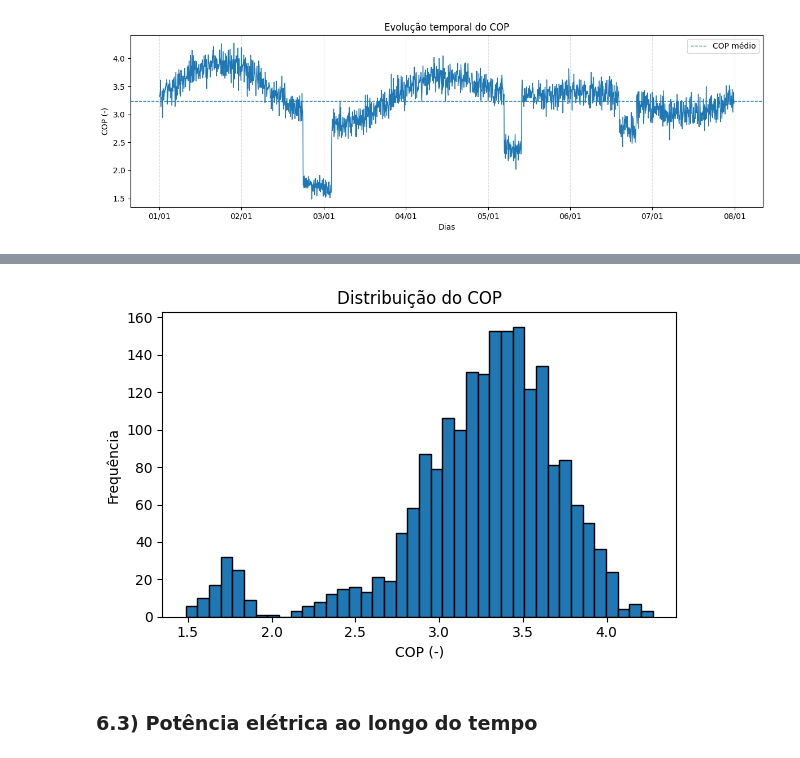
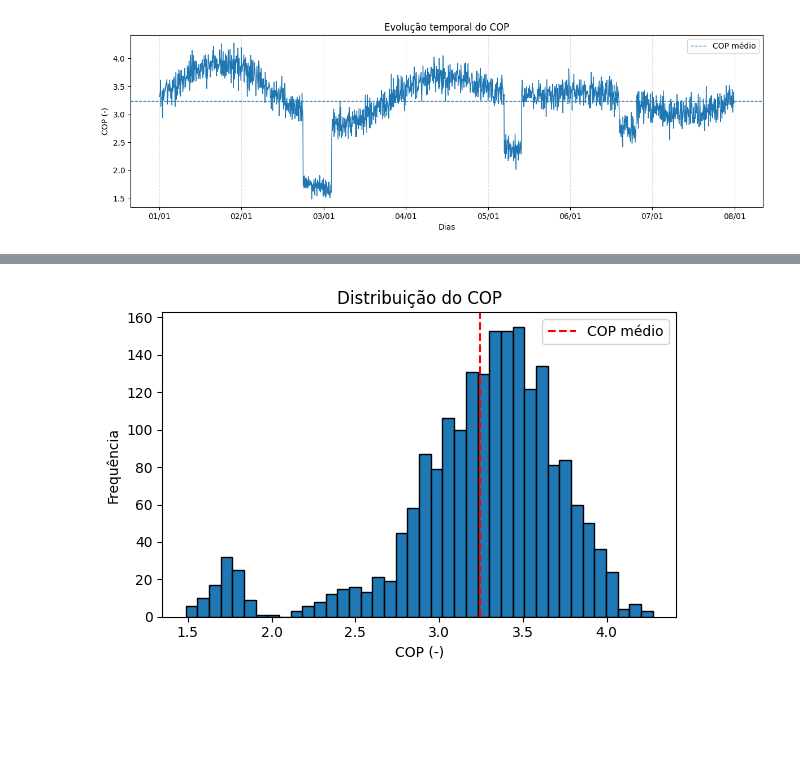
Before and after one commit to Vitor-Mazon/analise-cop-refrigeracao-industrial, a Jupyter notebook: notebooks/Desafio_COP.ipynb, the cells around one changed output, grey strips where cells are left out. Saved outputs shown, nothing was run; the diff lists cells and outputs as text; code cells hidden in the pictures; blank space fills up the shorter version.

```diff
--- a/notebooks/Desafio_COP.ipynb
+++ b/notebooks/Desafio_COP.ipynb
@@ -309,12 +309,18 @@ Esses eventos indicam momentos de degradação temporária da eficiência do sis
 # %%
 plt.figure(figsize=(6,4))
 plt.hist(df_cop["COP"], bins=40, edgecolor='black')
 plt.title("Distribuição do COP")
 plt.xlabel("COP (-)")
 plt.ylabel("Frequência")
 plt.tight_layout()
+plt.axvline(
+    df_cop["COP"].mean(),
+    color="red",
+    linestyle="--",
+    label="COP médio"
+)
+
+plt.legend()
 plt.show()
 # %% [output]
-[figure, old version]
+[figure, new version]
-# %% [markdown]
-### 6.3) Potência elétrica ao longo do tempo
```
Also changed, not shown: parts of 37 cells of this notebook.
